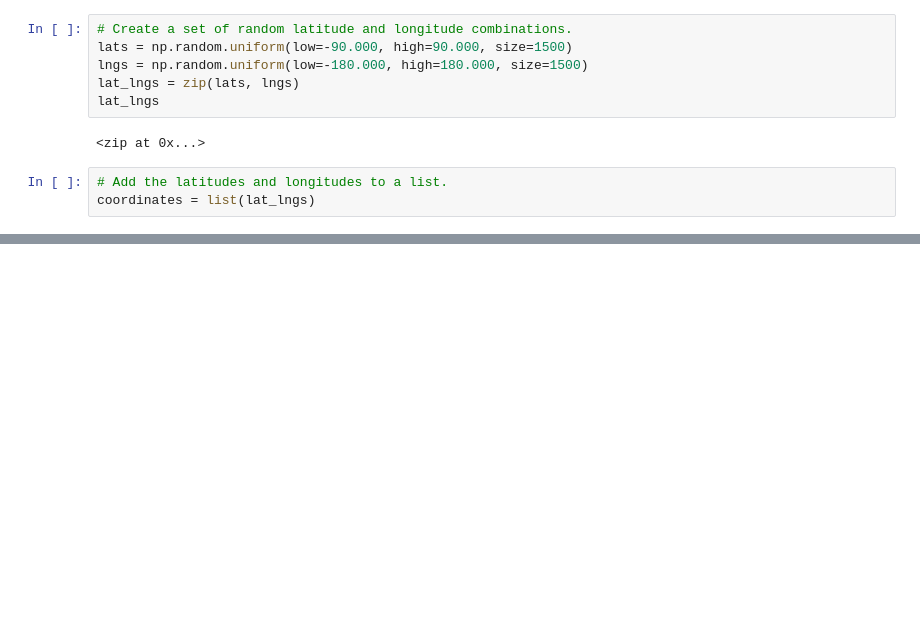
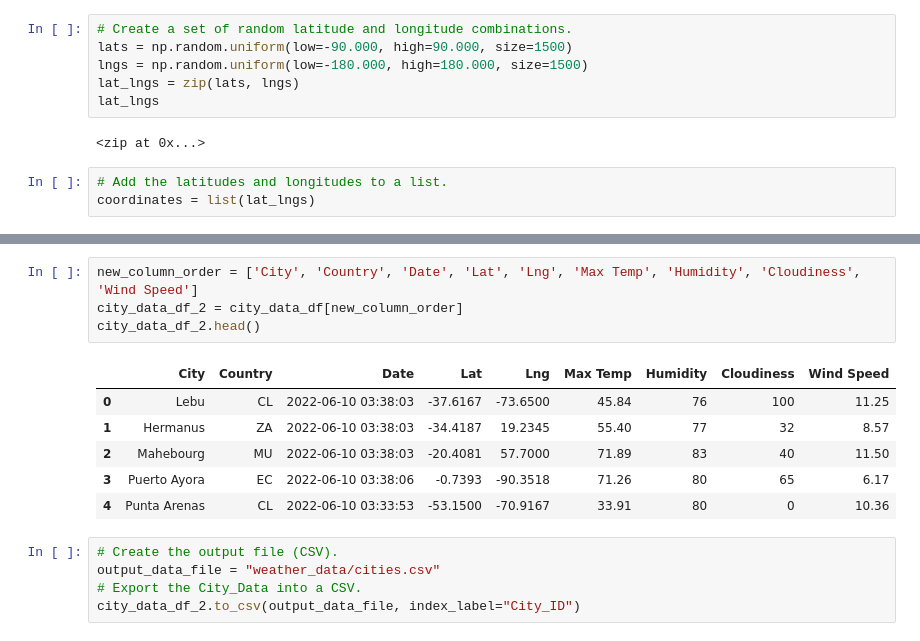
Before and after one commit to camonet/World_Weather_Analysis, a Jupyter notebook: WeatherPy.ipynb, the cells around one changed output, grey strips where cells are left out. Cells and saved outputs as stored; diff of their text form; blank space fills up the shorter version.

```diff
--- a/WeatherPy.ipynb
+++ b/WeatherPy.ipynb
@@ -32,0 +144,16 @@ len(cities)
+# %%
+new_column_order = ['City', 'Country', 'Date', 'Lat', 'Lng', 'Max Temp', 'Humidity', 'Cloudiness', 'Wind Speed']
+city_data_df_2 = city_data_df[new_column_order]
+city_data_df_2.head()
+# %% [output]
+|  | City | Country | Date | Lat | Lng | Max Temp | Humidity | Cloudiness | Wind Speed |
+| 0 | Lebu | CL | 2022-06-10 03:38:03 | -37.6167 | -73.6500 | 45.84 | 76 | 100 | 11.25 |
+| 1 | Hermanus | ZA | 2022-06-10 03:38:03 | -34.4187 | 19.2345 | 55.40 | 77 | 32 | 8.57 |
+| 2 | Mahebourg | MU | 2022-06-10 03:38:03 | -20.4081 | 57.7000 | 71.89 | 83 | 40 | 11.50 |
+| 3 | Puerto Ayora | EC | 2022-06-10 03:38:06 | -0.7393 | -90.3518 | 71.26 | 80 | 65 | 6.17 |
+| 4 | Punta Arenas | CL | 2022-06-10 03:33:53 | -53.1500 | -70.9167 | 33.91 | 80 | 0 | 10.36 |
+# %%
+# Create the output file (CSV).
+output_data_file = "weather_data/cities.csv"
+# Export the City_Data into a CSV.
+city_data_df_2.to_csv(output_data_file, index_label="City_ID")
```
Also changed, not shown: parts of 7 cells of this notebook, 1 other file.
